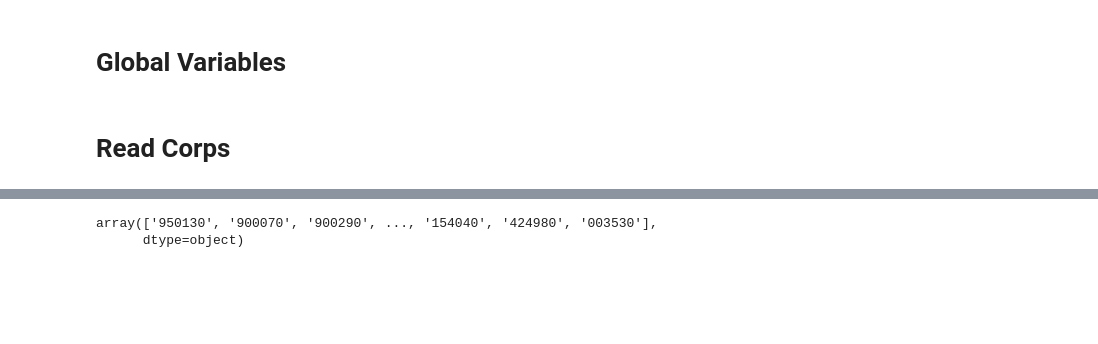
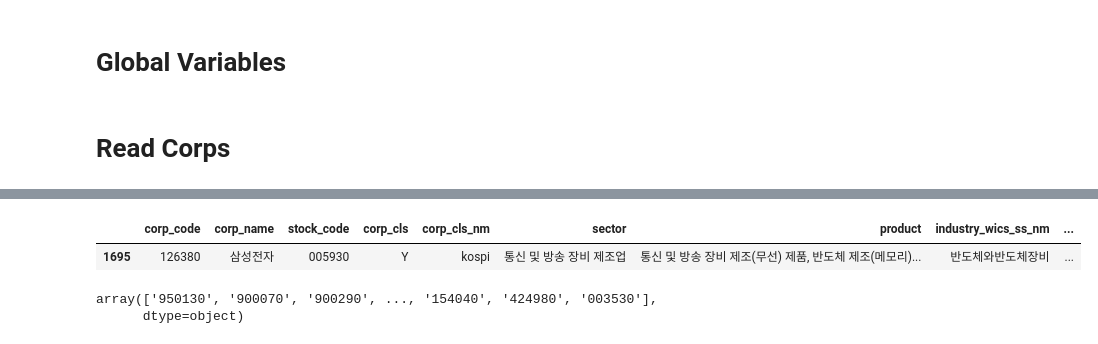
Before and after one commit to good593/stock_forecast, a Jupyter notebook: etl/회사 주식 정보.ipynb, the cells around one changed output, grey strips where cells are left out. Cells and saved outputs as stored; diff of their text form; code cells hidden in the pictures; blank space fills up the shorter version.

```diff
--- a/etl/회사 주식 정보.ipynb
+++ b/etl/회사 주식 정보.ipynb
@@ -54,6 +54,11 @@ df_corps.head()
 | 2 | 1170962 | GRT | 900290 | K | kosdaq | 기타 금융업 | 광학필름, 포장필름 | 화학 | ... |
 | 3 | 600013 | 맵스리얼티1 | 094800 | Y | kospi | 신탁업 및 집합투자업 | NaN | 미분류 | ... |
 | 4 | 1139266 | 로스웰 | 900260 | K | kosdaq | 기타 금융업 | CAN Control Gateway, CAN기능모듈, BCM... | 자동차부품 | ... |
+# %%
+df_corps[df_corps['corp_name'] == '삼성전자']
+# %% [output]
+|  | corp_code | corp_name | stock_code | corp_cls | corp_cls_nm | sector | product | industry_wics_ss_nm | ... |
+| 1695 | 126380 | 삼성전자 | 005930 | Y | kospi | 통신 및 방송 장비 제조업 | 통신 및 방송 장비 제조(무선) 제품, 반도체 제조(메모리)... | 반도체와반도체장비 | ... |
 # %%
 # 종목별로 stock_df 만들어서 딕셔너리 stock_df_dict에 저장하기
 stock_df_dict = {}
```
Also changed, not shown: 6 other files.
